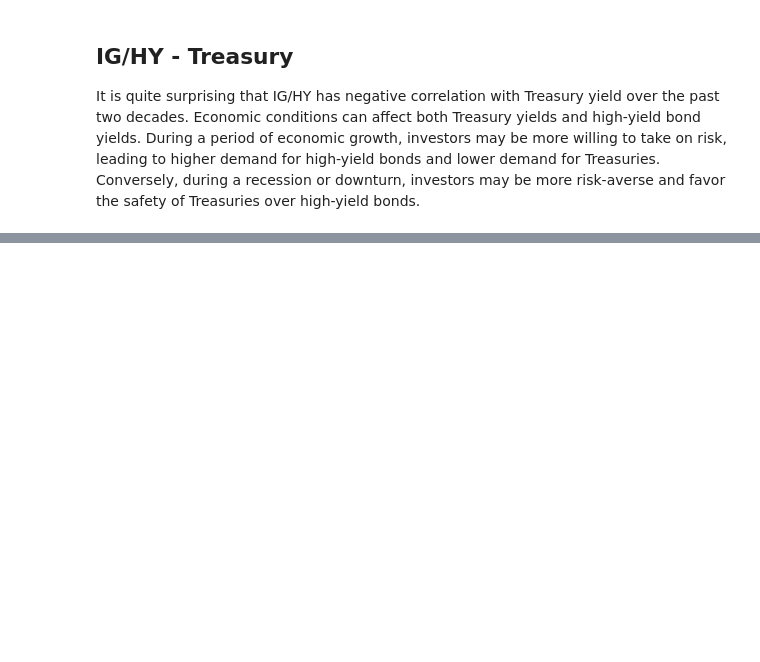
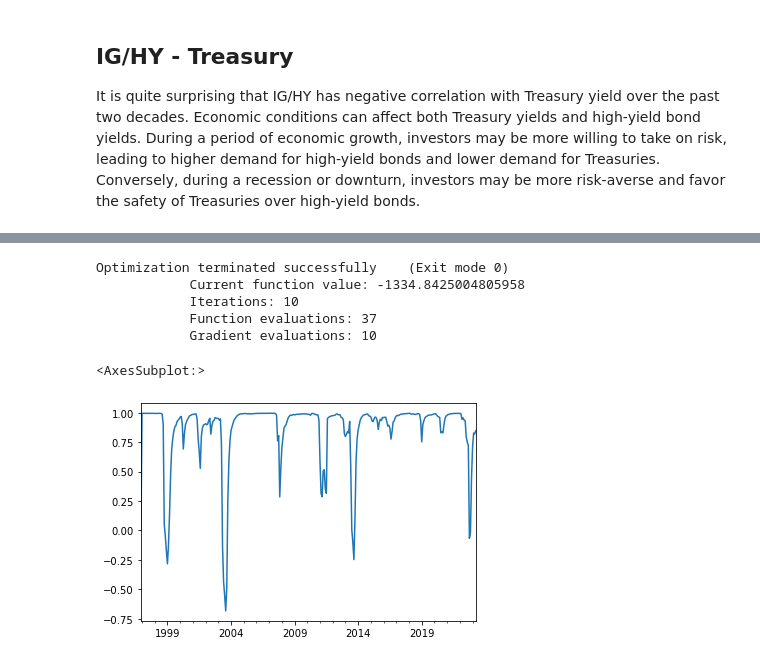
Before and after one commit to dwjuston/SSA-project-, a Jupyter notebook: rolling correlation analysis.ipynb, the cells around one changed output, grey strips where cells are left out. Saved outputs shown, nothing was run; the diff lists cells and outputs as text; code cells hidden in the pictures; blank space fills up the shorter version.

```diff
--- a/rolling correlation analysis.ipynb
+++ b/rolling correlation analysis.ipynb
@@ -165,0 +272,50 @@ It is quite surprising that IG/HY has negative correlation with Treasury yield o
+# %%
+df = df[['IG', 'HY']]
+model = mgarch.mgarch()
+rt = np.matrix(df)
+T, N = rt.shape
+D_t = np.zeros((T, N))
+
+mean = rt.mean(axis=0)
+rt = rt - mean
+
+for i in range(N):
+    params = model.garch_fit(rt[:,i])
+    D_t[:,i] = np.sqrt(model.garch_var(params, rt[:,i]))
+
+res = minimize(mgarch_loglike, (0.01, 0.99),
+               args = (D_t, rt),
+               bounds = ((0.01, 0.99), (0.01, 0.99)),
+               constraints = [{'type':'ineq', 'fun': lambda arr: 1 - arr[0] - arr[1]}],
+               options = {'maxiter':10000000, 'disp':True},
+            )
+
+a, b = res.x
+Q_bar = np.cov(rt.reshape(N, T))
+
+Q_t = np.zeros((T,N,N))
+R_t = np.zeros((T,N,N))
+H_t = np.zeros((T,N,N))
+
+Q_t[0] = np.matmul(rt[0].T/2, rt[0]/2)
+
+loglike = 0
+for i in range(1,T):
+    dts = np.diag(D_t[i])
+    dtinv = np.linalg.inv(dts)
+    et = dtinv*rt[i].T
+    Q_t[i] = (1-a-b)*Q_bar + a*(et*et.T) + b*Q_t[i-1]
+    qts = np.linalg.inv(np.sqrt(np.diag(np.diag(Q_t[i]))))
+    R_t[i] = np.matmul(qts, np.matmul(Q_t[i], qts))
+    H_t[i] = np.matmul(dts, np.matmul(R_t[i], dts))
+# %% [output]
+Optimization terminated successfully    (Exit mode 0)
+            Current function value: -1334.8425004805958
+            Iterations: 10
+            Function evaluations: 37
+            Gradient evaluations: 10
+# %%
+pd.Series(R_t[:, 0, 1], index=df.index).plot()
+# %% [output]
+<AxesSubplot:>
+[figure, added]
```
Also changed, not shown: parts of 14 cells of this notebook.
